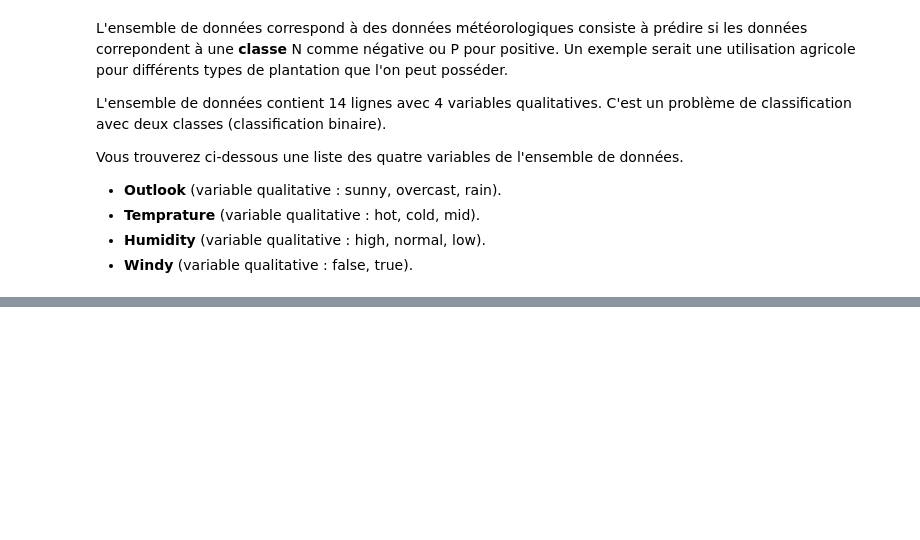
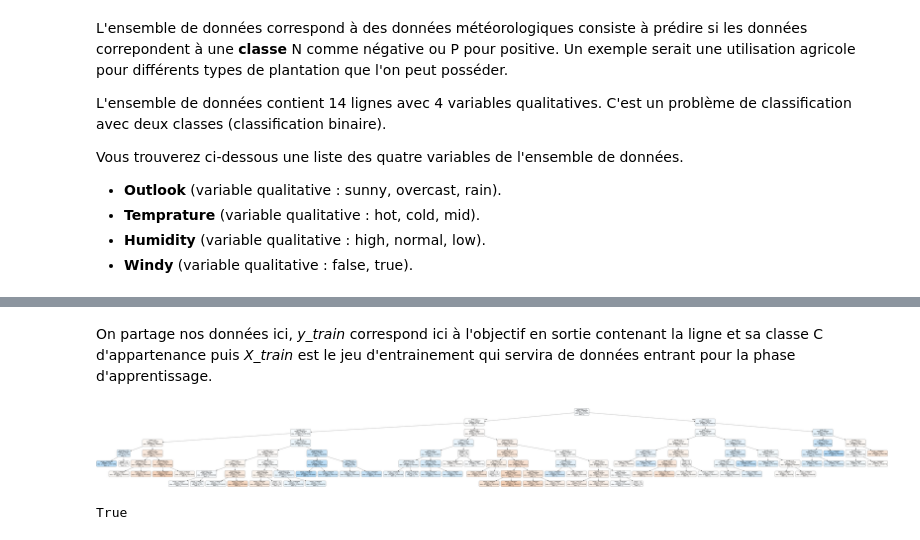
Before and after one commit to mbenhamd/decision-tree-scratch, a Jupyter notebook: Arbre de décision avec exemples du cours.ipynb, the cells around one changed output, grey strips where cells are left out. Drawn from its saved outputs; the diff is of its cells as text; code cells hidden in the pictures; blank space fills up the shorter version.

```diff
--- a/Arbre de décision avec exemples du cours.ipynb
+++ b/Arbre de décision avec exemples du cours.ipynb
@@ -72,0 +154,10 @@ Nous devons d'abord calculer la proportion de classes dans chaque groupe.
+# %%
+from sklearn.model_selection import train_test_split
+
+X = finalDF.drop('C', axis=1)
+y = finalDF['C']
+
+X_train, X_test, y_train, y_test = train_test_split(X, y,train_size=0.5, random_state=1)
+
+X_train.head(10)
+y_train.head(10)
@@ -72,0 +187,33 @@ Nous devons d'abord calculer la proportion de classes dans chaque groupe.
+# %% [markdown]
+On partage nos données ici, *y_train* correspond ici à l'objectif en sortie contenant la ligne et sa classe C d'appartenance puis *X_train* est le jeu d'entrainement qui servira de données entrant pour la phase d'apprentissage.
+# %%
+from sklearn import tree
+from sklearn.metrics import accuracy_score
+import graphviz
+import pydotplus
+from IPython.display import Image
+from sklearn.externals.six import StringIO
+#Initialisation de la classification avec comme critère : l'entropie
+clf = tree.DecisionTreeClassifier(criterion='entropy')
+
+
+# Input : 4 variables ; Target : classe C classification binaire
+clf = clf.fit(X_train, y_train)
+
+dot_data = StringIO()
+tree.export_graphviz(clf, out_file=dot_data,
+filled=True,
+label='all',
+proportion=True,
+feature_names=['humidity','outlook','temperature','windy'],
+class_names=True,
+rounded=True,
+precision=8,
+impurity=True,
+special_characters=True)
+graph = pydotplus.graph_from_dot_data(dot_data.getvalue())
+Image(graph.create_png())
+graph.write_png("Decision Tree For Weather.png")
+# %% [output]
+[figure, added]
+True
```
Also changed, not shown: parts of 20 cells of this notebook, 6 other files.
